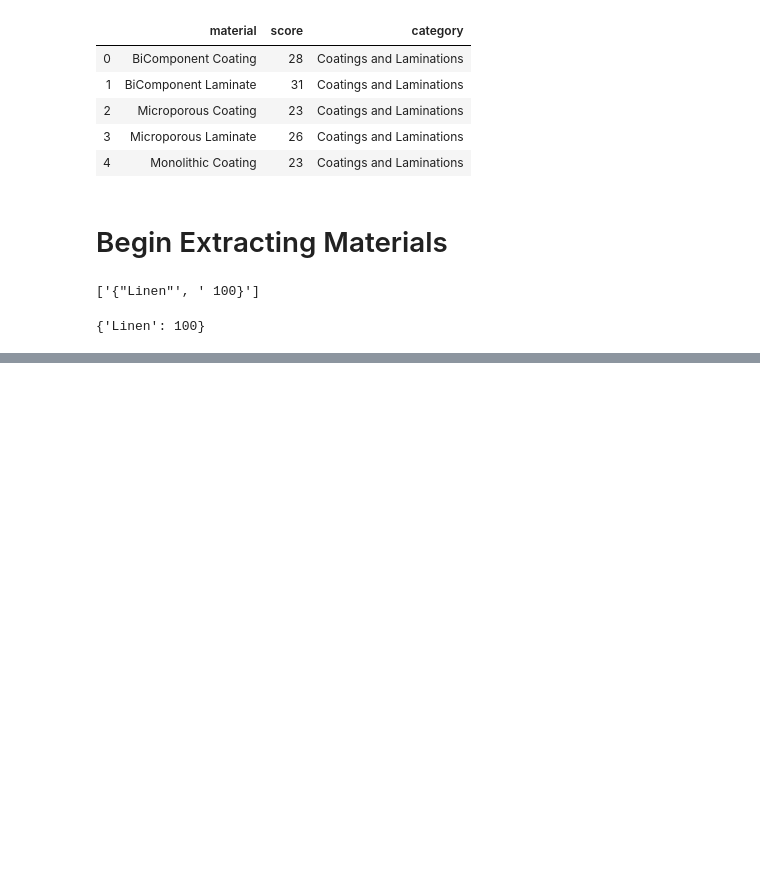
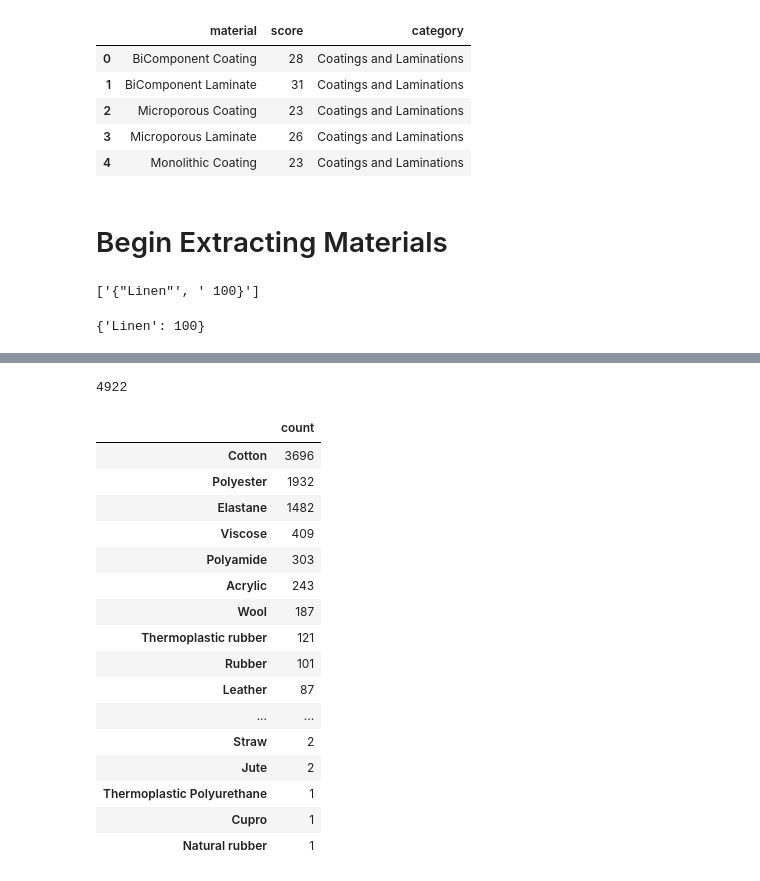
Before and after one commit to SpecCRA/hm_viz_project, a Jupyter notebook: material_cleanup.ipynb, the cells around one changed output, grey strips where cells are left out. Saved outputs shown, nothing was run; the diff lists cells and outputs as text; code cells hidden in the pictures; blank space fills up the shorter version.

```diff
--- a/material_cleanup.ipynb
+++ b/material_cleanup.ipynb
@@ -47,0 +107,4 @@ print(test_item)
+# %%
+len(product_df)
+# %% [output]
+4922
@@ -47,0 +114,20 @@ print(test_item)
+# %%
+mats_df.sort_values(by='count', ascending=False)
+# %% [output]
+|  | count |
+| Cotton | 3696 |
+| Polyester | 1932 |
+| Elastane | 1482 |
+| Viscose | 409 |
+| Polyamide | 303 |
+| Acrylic | 243 |
+| Wool | 187 |
+| Thermoplastic rubber | 121 |
+| Rubber | 101 |
+| Leather | 87 |
+| ... | ... |
+| Straw | 2 |
+| Jute | 2 |
+| Thermoplastic Polyurethane | 1 |
+| Cupro | 1 |
+| Natural rubber | 1 |
```
Also changed, not shown: parts of 16 cells of this notebook.
